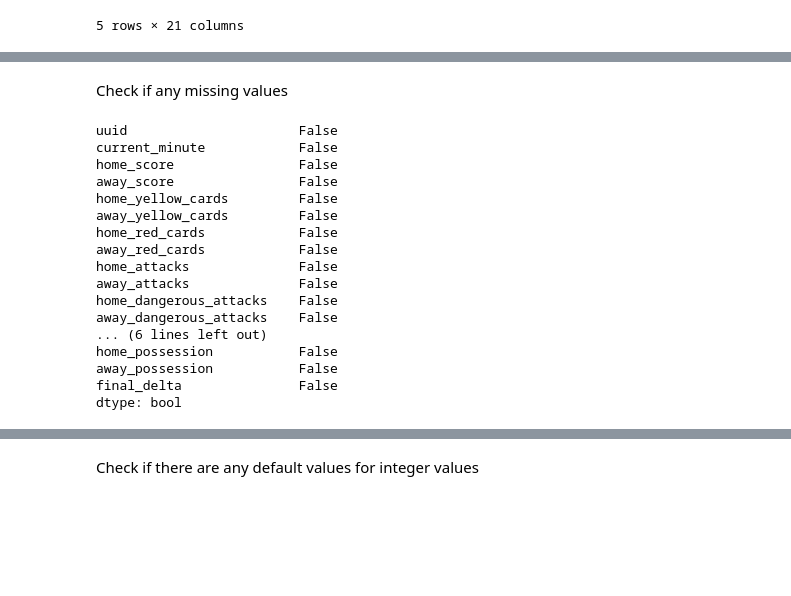
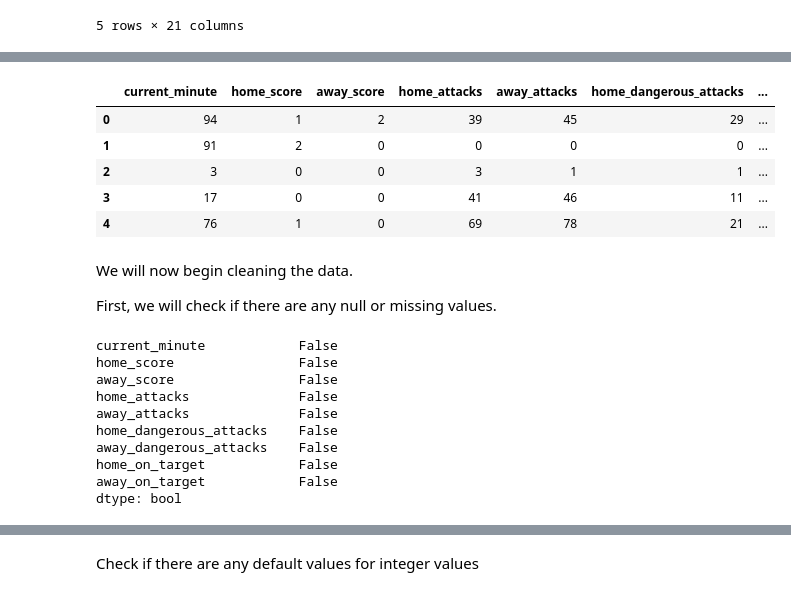
Before and after one commit to ayishamiara/STINTSY-MCO1, a Jupyter notebook: stintsy-mco1.ipynb, the cells around one changed output, grey strips where cells are left out. Cells and saved outputs as stored; diff of their text form; code cells hidden in the pictures; blank space fills up the shorter version.

```diff
--- a/stintsy-mco1.ipynb
+++ b/stintsy-mco1.ipynb
@@ -79,22 +90,27 @@ df.head()
+# %%
+df = df[["current_minute","home_score", 'away_score', 'home_attacks','away_attacks','home_dangerous_attacks','away_dangerous_attacks','home_on_target','away_on_target']]
+df.head()
+# %% [output]
+|  | current_minute | home_score | away_score | home_attacks | away_attacks | home_dangerous_attacks | ... |
+| 0 | 94 | 1 | 2 | 39 | 45 | 29 | ... |
+| 1 | 91 | 2 | 0 | 0 | 0 | 0 | ... |
+| 2 | 3 | 0 | 0 | 3 | 1 | 1 | ... |
+| 3 | 17 | 0 | 0 | 41 | 46 | 11 | ... |
+| 4 | 76 | 1 | 0 | 69 | 78 | 21 | ... |
 # %% [markdown]
-Check if any missing values
+We will now begin cleaning the data.
+
+First, we will check if there are any null or missing values.
 # %%
 df.isnull().any()
 # %% [output]
-uuid                      False
 current_minute            False
 home_score                False
 away_score                False
-home_yellow_cards         False
-away_yellow_cards         False
-home_red_cards            False
-away_red_cards            False
 home_attacks              False
 away_attacks              False
 home_dangerous_attacks    False
 away_dangerous_attacks    False
-... (6 lines left out)
-home_possession           False
-away_possession           False
-final_delta               False
+home_on_target            False
+away_on_target            False
 dtype: bool
```
Also changed, not shown: parts of 21 cells of this notebook.
